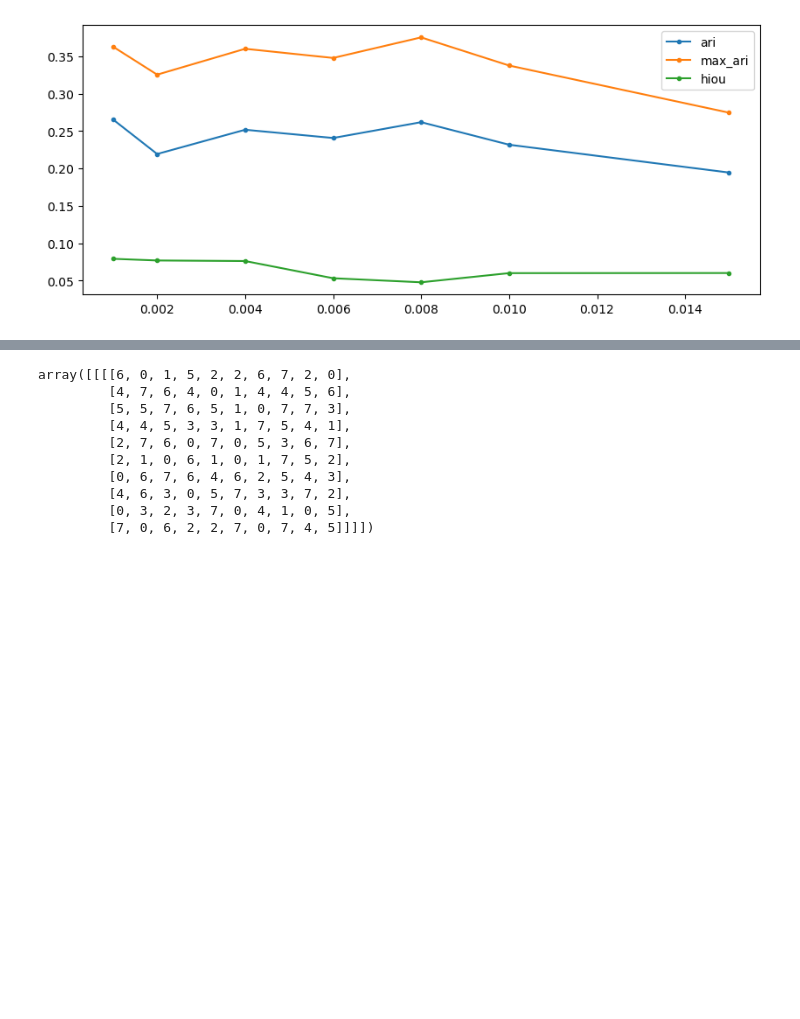
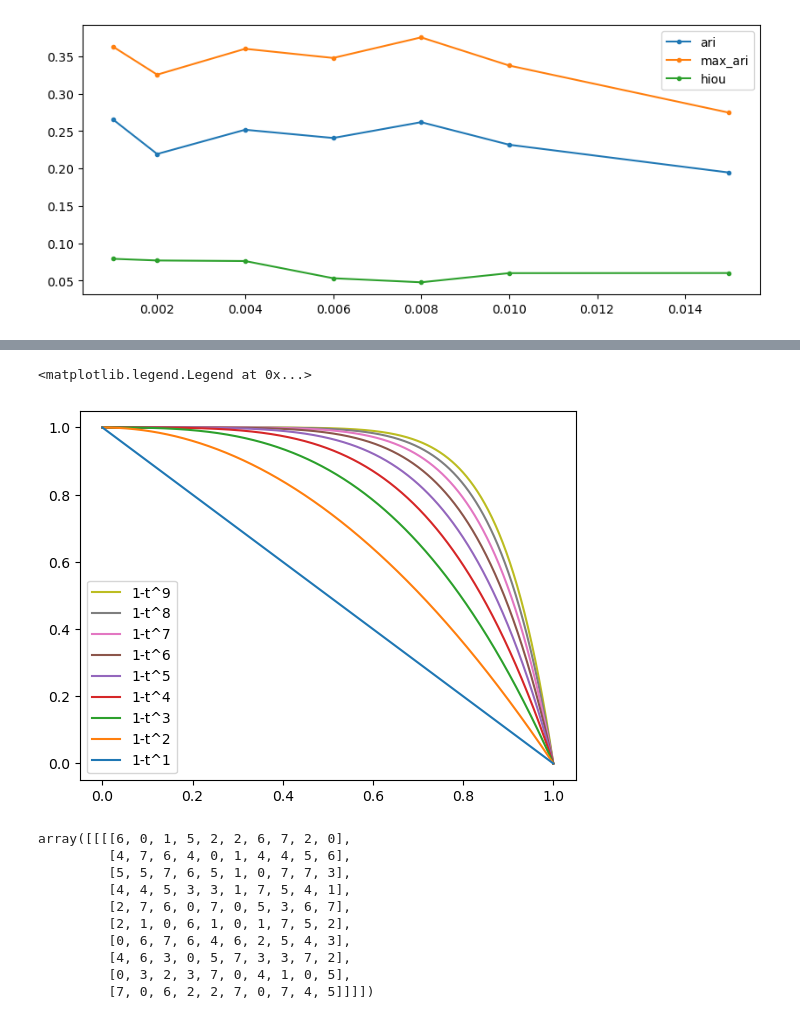
Before and after one commit to JakobLC/diffusion2, a Jupyter notebook: test_script.ipynb, the cells around one changed output, grey strips where cells are left out. Cells and saved outputs as stored; diff of their text form; code cells hidden in the pictures; blank space fills up the shorter version.

```diff
--- a/test_script.ipynb
+++ b/test_script.ipynb
@@ -1102,3 +1172,13 @@ tensor(10.0000, dtype=torch.float64)
+# %%
+k_vec = np.arange(1,10)[::-1]
+f = lambda t,k: 1-t**k
+for k in k_vec:
+    y = f(t,k)
+    plt.plot(t,y,label=f"1-t^{k:d}",color=f"C{k-1}")
+plt.legend()
+# %% [output]
+<matplotlib.legend.Legend at 0x...>
+[figure, added]
 # %%
 x
 # %% [output]
```
Also changed, not shown: parts of 27 cells of this notebook, 17 other files.
